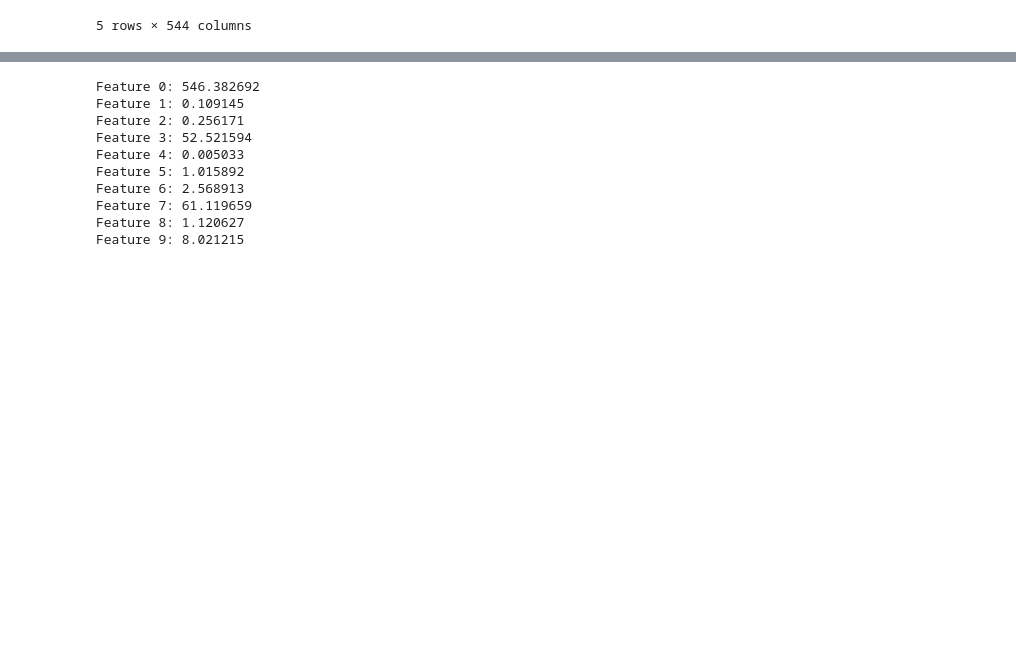
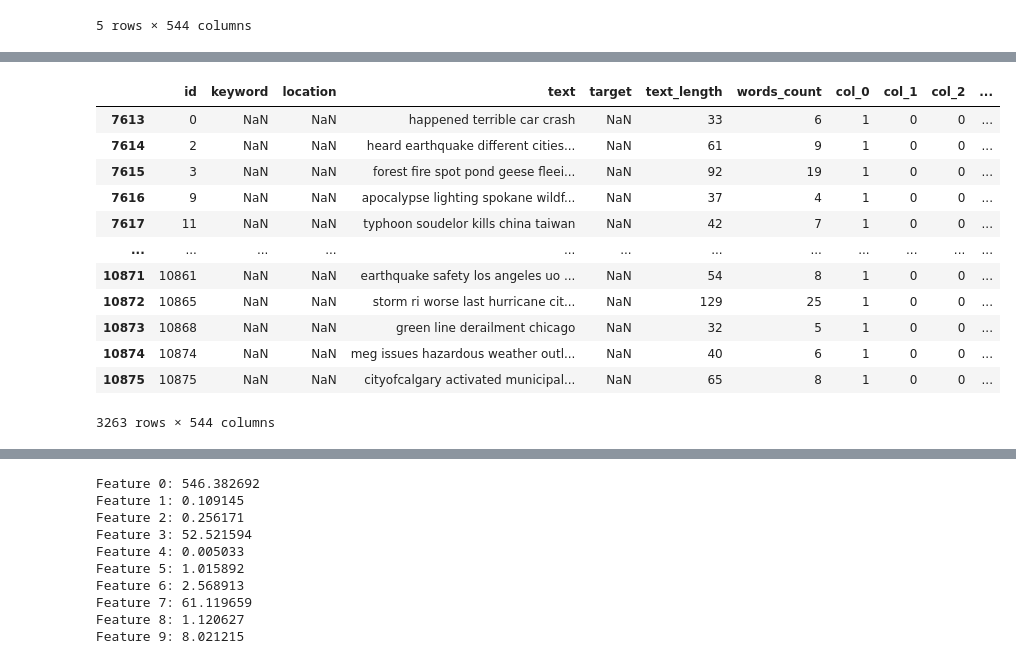
Before and after one commit to aleacevedo/Datos-TP-1C-2020, a Jupyter notebook: TP2/Martin/Hashing Encoder.ipynb, the cells around one changed output, grey strips where cells are left out. Cells and saved outputs as stored; diff of their text form; code cells hidden in the pictures; blank space fills up the shorter version.

```diff
--- a/TP2/Martin/Hashing Encoder.ipynb
+++ b/TP2/Martin/Hashing Encoder.ipynb
@@ -197,3 +214,19 @@ HASH_BOW_TEST.head()
+# %%
+HASH_BOW_TEST
+# %% [output]
+|  | id | keyword | location | text | target | text_length | words_count | col_0 | col_1 | col_2 | ... |
+| 7613 | 0 | NaN | NaN | happened terrible car crash | NaN | 33 | 6 | 1 | 0 | 0 | ... |
+| 7614 | 2 | NaN | NaN | heard earthquake different cities... | NaN | 61 | 9 | 1 | 0 | 0 | ... |
+| 7615 | 3 | NaN | NaN | forest fire spot pond geese fleei... | NaN | 92 | 19 | 1 | 0 | 0 | ... |
+| 7616 | 9 | NaN | NaN | apocalypse lighting spokane wildf... | NaN | 37 | 4 | 1 | 0 | 0 | ... |
+| 7617 | 11 | NaN | NaN | typhoon soudelor kills china taiwan | NaN | 42 | 7 | 1 | 0 | 0 | ... |
+| ... | ... | ... | ... | ... | ... | ... | ... | ... | ... | ... | ... |
+| 10871 | 10861 | NaN | NaN | earthquake safety los angeles uo ... | NaN | 54 | 8 | 1 | 0 | 0 | ... |
+| 10872 | 10865 | NaN | NaN | storm ri worse last hurricane cit... | NaN | 129 | 25 | 1 | 0 | 0 | ... |
+| 10873 | 10868 | NaN | NaN | green line derailment chicago | NaN | 32 | 5 | 1 | 0 | 0 | ... |
+| 10874 | 10874 | NaN | NaN | meg issues hazardous weather outl... | NaN | 40 | 6 | 1 | 0 | 0 | ... |
+| 10875 | 10875 | NaN | NaN | cityofcalgary activated municipal... | NaN | 65 | 8 | 1 | 0 | 0 | ... |
+3263 rows × 544 columns
 # %%
 data = hashing.drop(["id","location","text","target", "keyword"], axis=1)
 target = hashing["target"]
```
Also changed, not shown: parts of 10 cells of this notebook, 2 other files.
